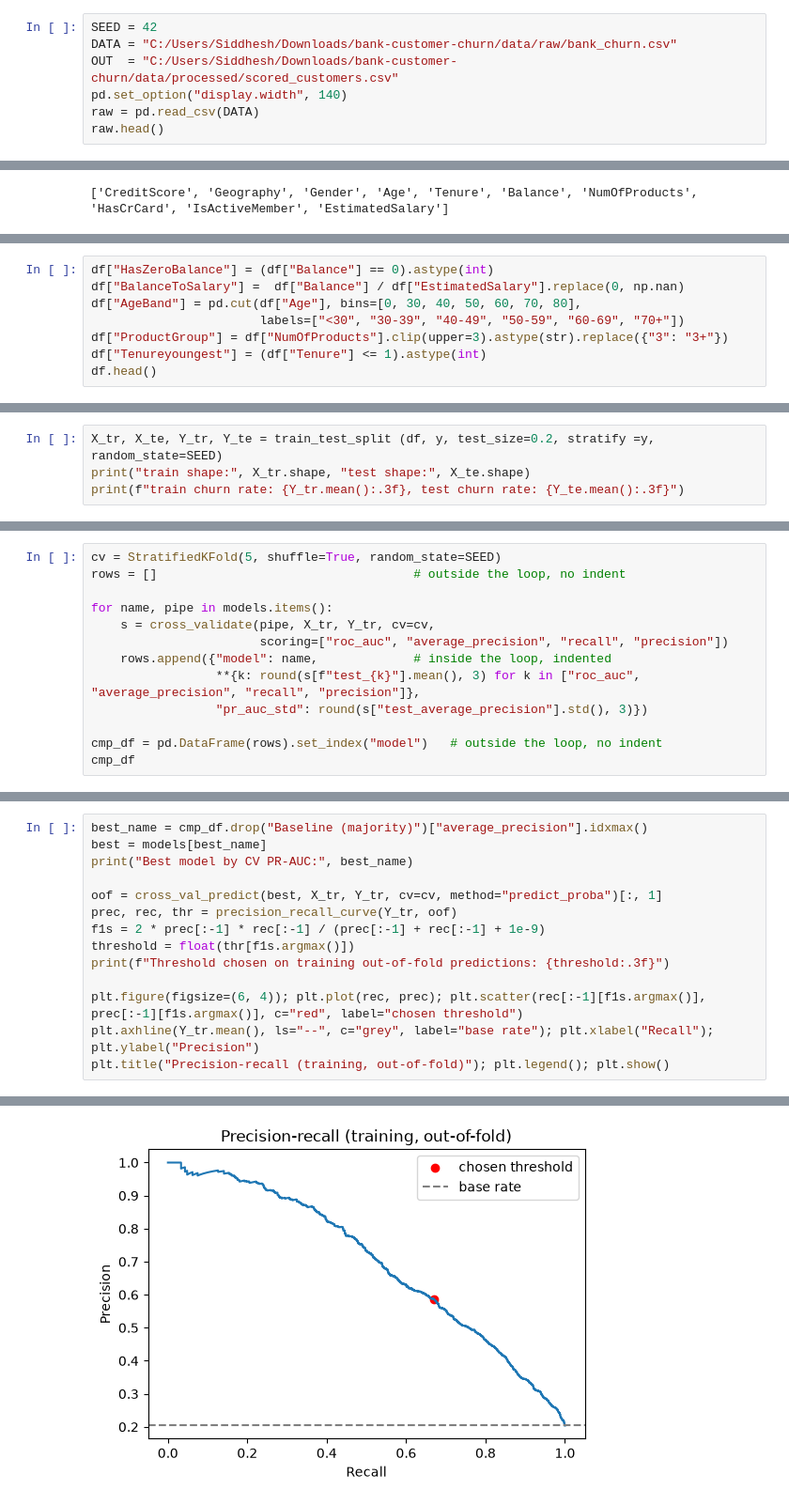
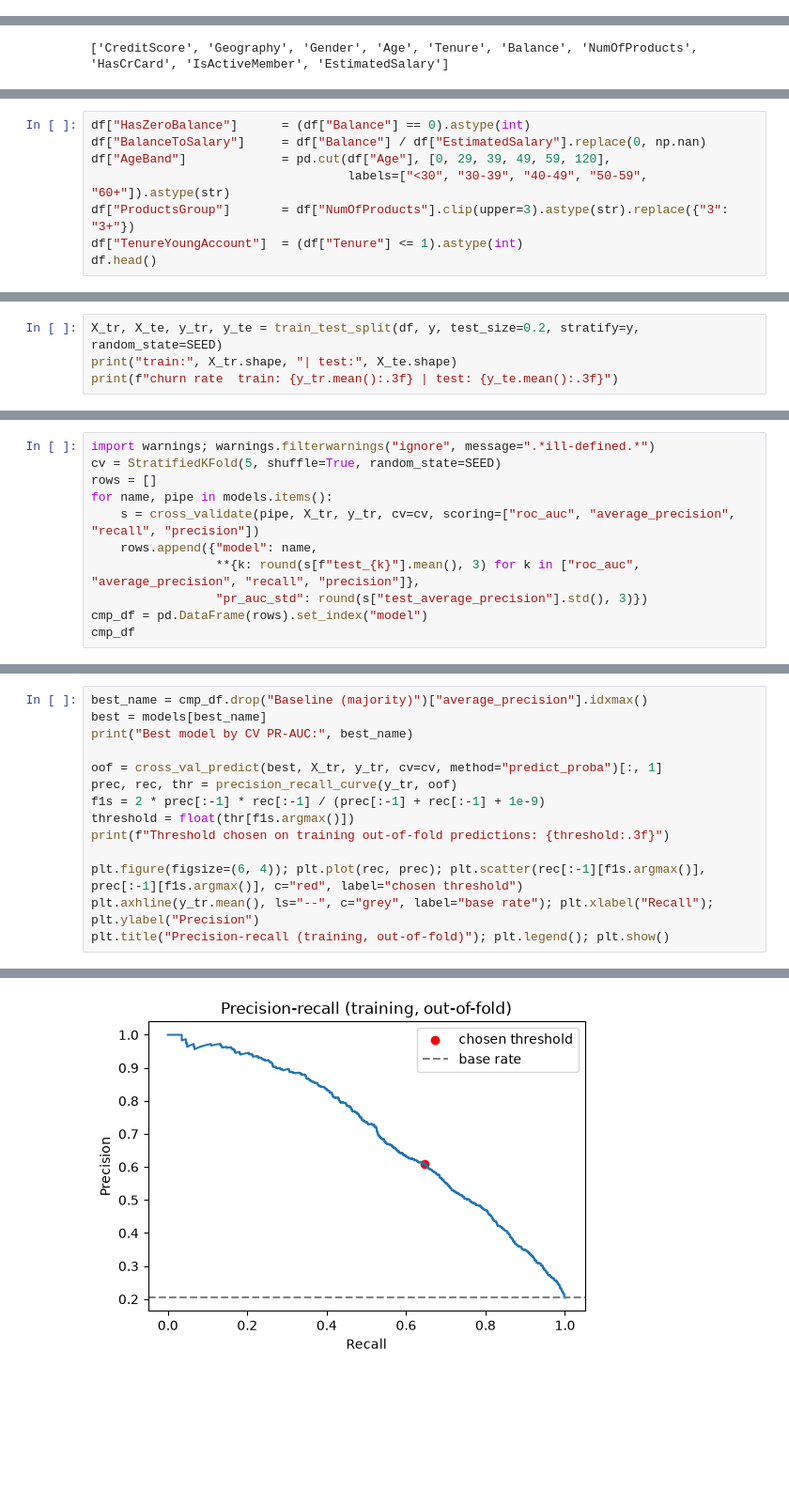
Before and after one commit to bhalekarsiddhesh45-sys/bank-customer-churn-prediction, a Jupyter notebook: notebook/05_Modeling_and_Evaluation.ipynb, the cells around one changed output, grey strips where cells are left out. Shown at 94% size. Saved outputs shown, nothing was run; the diff lists cells and outputs as text; blank space fills up the shorter version.

```diff
--- a/notebook/05_Modeling_and_Evaluation.ipynb
+++ b/notebook/05_Modeling_and_Evaluation.ipynb
@@ -34,7 +22,0 @@ from sklearn.calibration import calibration_curve
-# %%
-SEED = 42
-DATA = "C:/Users/Siddhesh/Downloads/bank-customer-churn/data/raw/bank_churn.csv"
-OUT  = "C:/Users/Siddhesh/Downloads/bank-customer-churn/data/processed/scored_customers.csv"
-pd.set_option("display.width", 140)
-raw = pd.read_csv(DATA)
-raw.head()
@@ -75,10 +55,10 @@ print(df.columns.tolist())
 # %%
-df["HasZeroBalance"] = (df["Balance"] == 0).astype(int)
-df["BalanceToSalary"] =  df["Balance"] / df["EstimatedSalary"].replace(0, np.nan)
-df["AgeBand"] = pd.cut(df["Age"], bins=[0, 30, 40, 50, 60, 70, 80],
-                       labels=["<30", "30-39", "40-49", "50-59", "60-69", "70+"])
-df["ProductGroup"] = df["NumOfProducts"].clip(upper=3).astype(str).replace({"3": "3+"})
-df["Tenureyoungest"] = (df["Tenure"] <= 1).astype(int)
+df["HasZeroBalance"]      = (df["Balance"] == 0).astype(int)
+df["BalanceToSalary"]     = df["Balance"] / df["EstimatedSalary"].replace(0, np.nan)
+df["AgeBand"]             = pd.cut(df["Age"], [0, 29, 39, 49, 59, 120],
+                                   labels=["<30", "30-39", "40-49", "50-59", "60+"]).astype(str)
+df["ProductsGroup"]       = df["NumOfProducts"].clip(upper=3).astype(str).replace({"3": "3+"})
+df["TenureYoungAccount"]  = (df["Tenure"] <= 1).astype(int)
 df.head()
 # %% [output]
 |  | CreditScore | Geography | Gender | Age | Tenure | Balance | NumOfProducts | HasCrCard | IsActiveMember | ... |
@@ -92,5 +72,5 @@ df.head()
 # %%
-X_tr, X_te, Y_tr, Y_te = train_test_split (df, y, test_size=0.2, stratify =y, random_state=SEED)
-print("train shape:", X_tr.shape, "test shape:", X_te.shape)
-print(f"train churn rate: {Y_tr.mean():.3f}, test churn rate: {Y_te.mean():.3f}")
+X_tr, X_te, y_tr, y_te = train_test_split(df, y, test_size=0.2, stratify=y, random_state=SEED)
+print("train:", X_tr.shape, "| test:", X_te.shape)
+print(f"churn rate  train: {y_tr.mean():.3f} | test: {y_te.mean():.3f}")
 # %% [output]
@@ -124,15 +108,13 @@ categorical: ['Geography', 'Gender', 'AgeBand', 'ProductGroup']
 # %%
+import warnings; warnings.filterwarnings("ignore", message=".*ill-defined.*")
 cv = StratifiedKFold(5, shuffle=True, random_state=SEED)
-rows = []                                   # outside the loop, no indent
-
+rows = []
 for name, pipe in models.items():
-    s = cross_validate(pipe, X_tr, Y_tr, cv=cv,
-                       scoring=["roc_auc", "average_precision", "recall", "precision"])
-    rows.append({"model": name,             # inside the loop, indented
+    s = cross_validate(pipe, X_tr, y_tr, cv=cv, scoring=["roc_auc", "average_precision", "recall", "precision"])
+    rows.append({"model": name,
                  **{k: round(s[f"test_{k}"].mean(), 3) for k in ["roc_auc", "average_precision", "recall", "precision"]},
                  "pr_auc_std": round(s["test_average_precision"].std(), 3)})
-
-cmp_df = pd.DataFrame(rows).set_index("model")   # outside the loop, no indent
+cmp_df = pd.DataFrame(rows).set_index("model")
 cmp_df
 # %% [output]
 |  | roc_auc | average_precision | recall | precision | pr_auc_std |
@@ -148,14 +130,14 @@ best_name = cmp_df.drop("Baseline (majority)")["average_precision"].idxmax()
 best = models[best_name]
 print("Best model by CV PR-AUC:", best_name)
 
-oof = cross_val_predict(best, X_tr, Y_tr, cv=cv, method="predict_proba")[:, 1]
-prec, rec, thr = precision_recall_curve(Y_tr, oof)
+oof = cross_val_predict(best, X_tr, y_tr, cv=cv, method="predict_proba")[:, 1]
+prec, rec, thr = precision_recall_curve(y_tr, oof)
 f1s = 2 * prec[:-1] * rec[:-1] / (prec[:-1] + rec[:-1] + 1e-9)
 threshold = float(thr[f1s.argmax()])
 print(f"Threshold chosen on training out-of-fold predictions: {threshold:.3f}")
 
 plt.figure(figsize=(6, 4)); plt.plot(rec, prec); plt.scatter(rec[:-1][f1s.argmax()], prec[:-1][f1s.argmax()], c="red", label="chosen threshold")
-plt.axhline(Y_tr.mean(), ls="--", c="grey", label="base rate"); plt.xlabel("Recall"); plt.ylabel("Precision")
+plt.axhline(y_tr.mean(), ls="--", c="grey", label="base rate"); plt.xlabel("Recall"); plt.ylabel("Precision")
 plt.title("Precision-recall (training, out-of-fold)"); plt.legend(); plt.show()
 # %% [output]
 Best model by CV PR-AUC: HistGB
@@ -163 +145 @@ Threshold chosen on training out-of-fold predictions: 0.581
-[figure, old version]
+[figure, new version]
```
Also changed, not shown: parts of 37 cells of this notebook.
